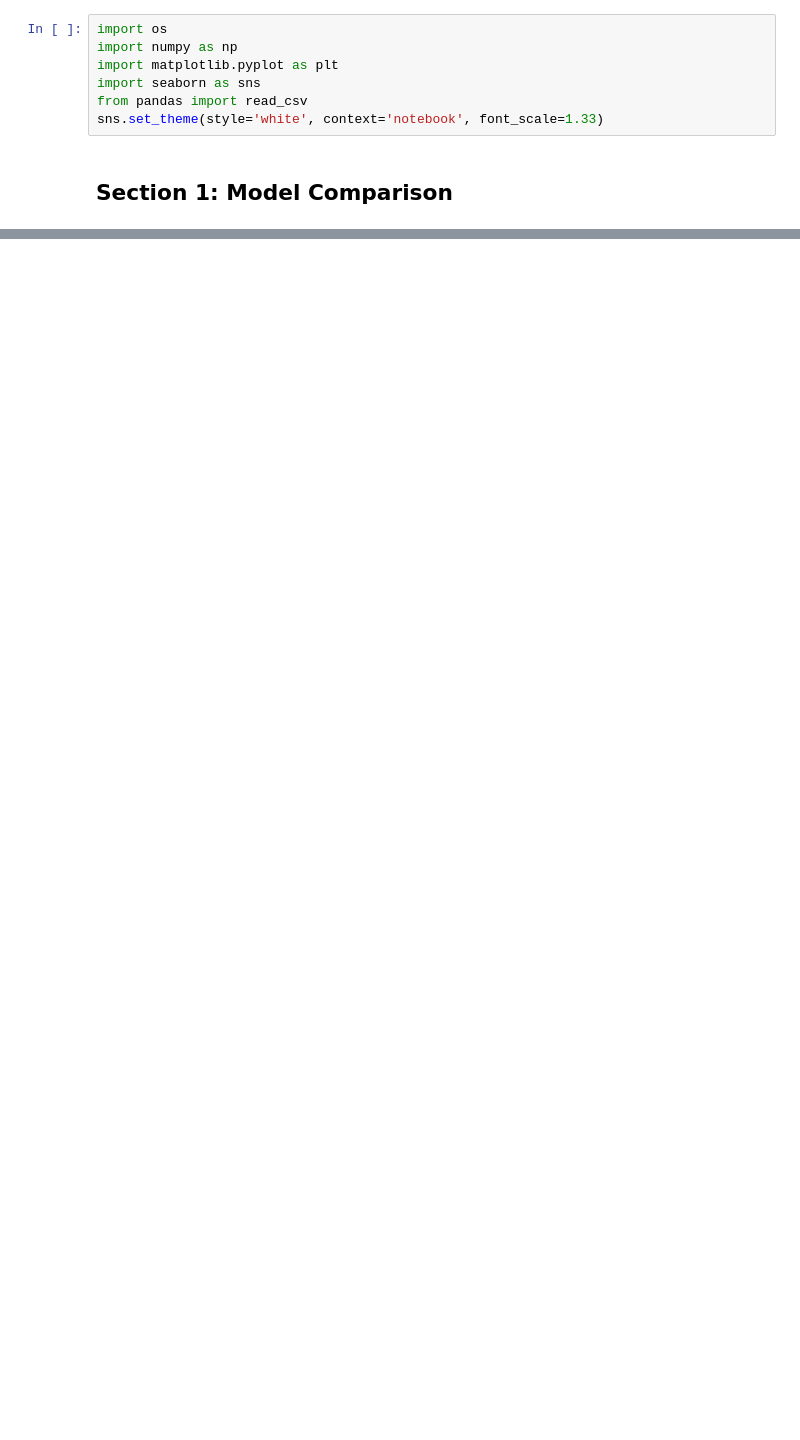
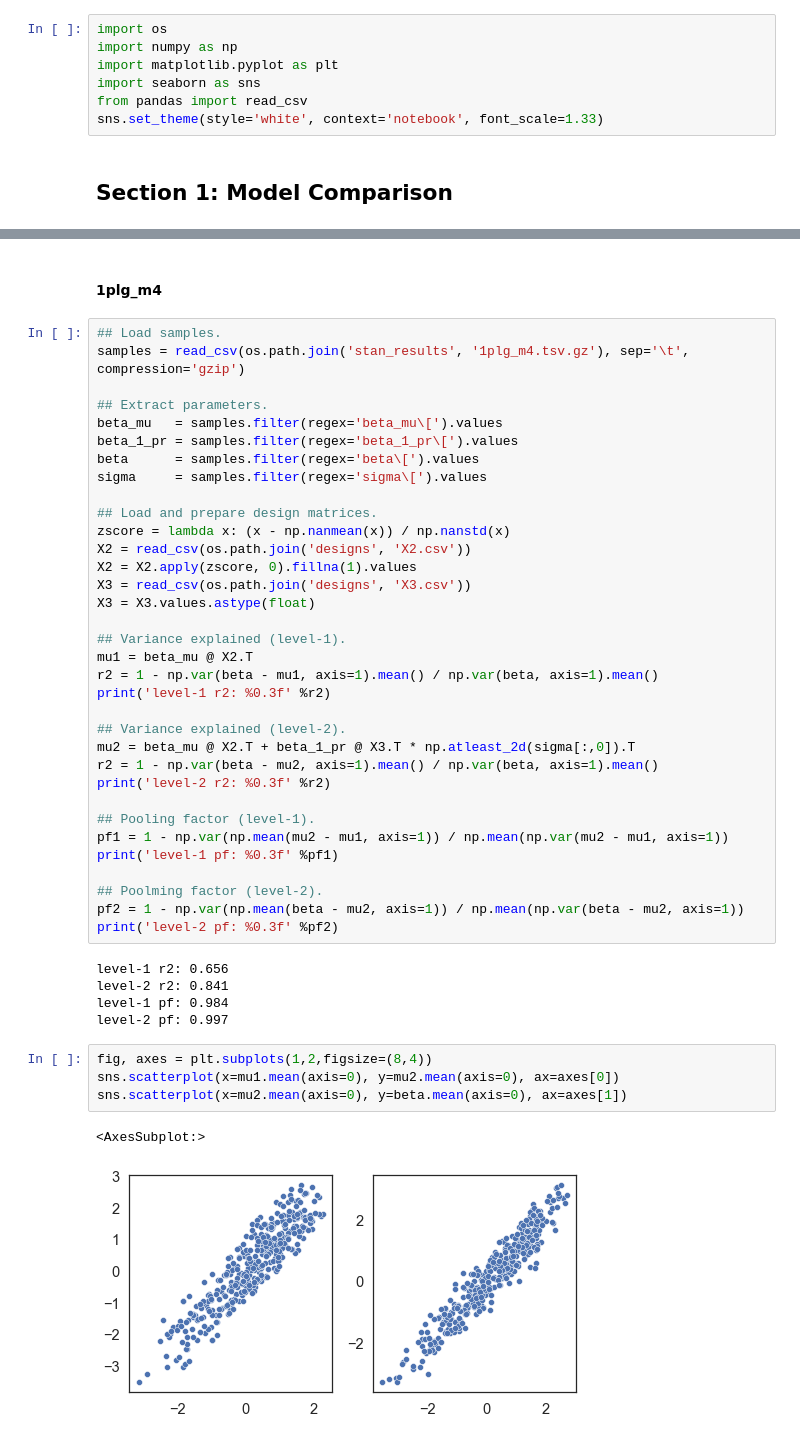
Before and after one commit to ndawlab/mars-irt, a Jupyter notebook: 03_Calibration/05_model.ipynb, the cells around one changed output, grey strips where cells are left out. Saved outputs shown, nothing was run; the diff lists cells and outputs as text; blank space fills up the shorter version.

```diff
--- a/03_Calibration/05_model.ipynb
+++ b/03_Calibration/05_model.ipynb
@@ -284,0 +60,48 @@ sns.scatterplot(x=b, y=a)
+# %% [markdown]
+#### 1plg_m4
+# %%
+## Load samples.
+samples = read_csv(os.path.join('stan_results', '1plg_m4.tsv.gz'), sep='\t', compression='gzip')
+
+## Extract parameters.
+beta_mu   = samples.filter(regex='beta_mu\[').values
+beta_1_pr = samples.filter(regex='beta_1_pr\[').values
+beta      = samples.filter(regex='beta\[').values
+sigma     = samples.filter(regex='sigma\[').values
+
+## Load and prepare design matrices.
+zscore = lambda x: (x - np.nanmean(x)) / np.nanstd(x)
+X2 = read_csv(os.path.join('designs', 'X2.csv'))
+X2 = X2.apply(zscore, 0).fillna(1).values
+X3 = read_csv(os.path.join('designs', 'X3.csv'))
+X3 = X3.values.astype(float)
+
+## Variance explained (level-1).
+mu1 = beta_mu @ X2.T
+r2 = 1 - np.var(beta - mu1, axis=1).mean() / np.var(beta, axis=1).mean()
+print('level-1 r2: %0.3f' %r2)
+
+## Variance explained (level-2).
+mu2 = beta_mu @ X2.T + beta_1_pr @ X3.T * np.atleast_2d(sigma[:,0]).T
+r2 = 1 - np.var(beta - mu2, axis=1).mean() / np.var(beta, axis=1).mean()
+print('level-2 r2: %0.3f' %r2)
+
+## Pooling factor (level-1).
+pf1 = 1 - np.var(np.mean(mu2 - mu1, axis=1)) / np.mean(np.var(mu2 - mu1, axis=1))
+print('level-1 pf: %0.3f' %pf1)
+
+## Poolming factor (level-2).
+pf2 = 1 - np.var(np.mean(beta - mu2, axis=1)) / np.mean(np.var(beta - mu2, axis=1))
+print('level-2 pf: %0.3f' %pf2)
+# %% [output]
+level-1 r2: 0.656
+level-2 r2: 0.841
+level-1 pf: 0.984
+level-2 pf: 0.997
+# %%
+fig, axes = plt.subplots(1,2,figsize=(8,4))
+sns.scatterplot(x=mu1.mean(axis=0), y=mu2.mean(axis=0), ax=axes[0])
+sns.scatterplot(x=mu2.mean(axis=0), y=beta.mean(axis=0), ax=axes[1])
+# %% [output]
+<AxesSubplot:>
+[figure, added]
```
Also changed, not shown: parts of 38 cells of this notebook, 8 other files.
